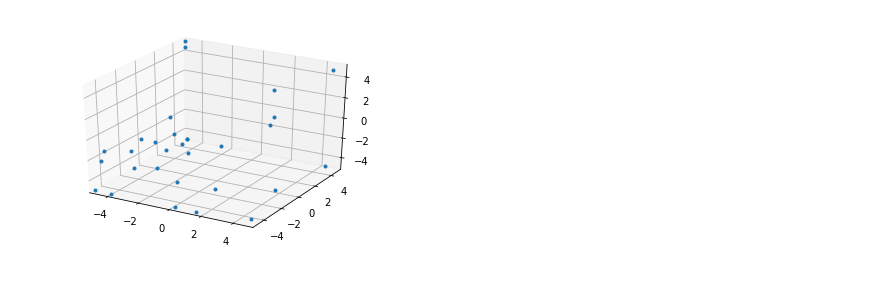
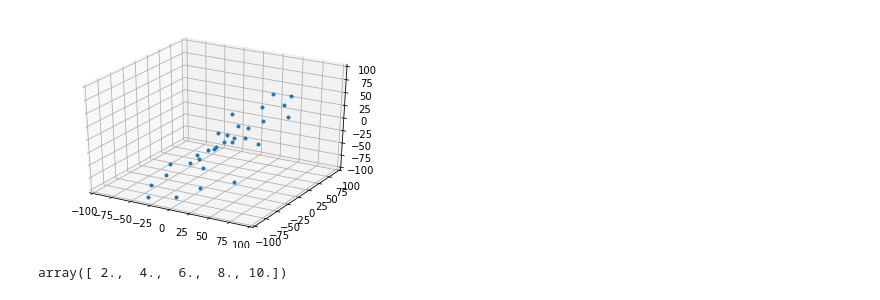
Before and after one commit to VedantWani/PrimeCNNv3, a Jupyter notebook: nbs_test/Whale Optimization Algorithm.ipynb, the cells around one changed output. Drawn from its saved outputs; the diff is of its cells as text; code cells hidden in the pictures.

```diff
--- a/nbs_test/Whale Optimization Algorithm.ipynb
+++ b/nbs_test/Whale Optimization Algorithm.ipynb
@@ -202,7 +226,7 @@ def sphere_fitness(position):
 # %%
 dim_limits = {3:(-5,5)}
 # %%
-woa = WOA(a = 2.0,b= 0.5, a_step= 2.0/100, population = 30, fitness_eval_func=sphere_fitness, n_dims=3, dim_limits= dim_limits)
+woa = WOA(a = 2.0,b= 0.5, a_step= 2.0/50, population =30, fitness_eval_func=sphere_fitness, n_dims=3, dim_limits= dim_limits, maximize=False)
 # %%
 xs = []
 ys = []
@@ -228,16 +252,20 @@ woa.best_solutions[-1].fitness
 # %%
 fig = plt.figure()
 ax = fig.add_subplot(111, projection='3d')
 sct, = ax.plot([], [], [], "o", markersize=3)
 def update(ifrm, xa, ya, za):
     #print(ifrm)
     sct.set_data(xa[ifrm], ya[ifrm])
     sct.set_3d_properties(za[ifrm])
-ax.set_xlim(-5,5)
-ax.set_ylim(-5,5)
-ax.set_zlim(-5,5)
-ani = animation.FuncAnimation(fig, update, frames=100, fargs=(xs,ys,zs), interval = 100)
+ax.set_xlim(-100,100)
+ax.set_ylim(-100,100)
+ax.set_zlim(-100,100)
+ani = animation.FuncAnimation(fig, update, frames=50, fargs=(xs,ys,zs), interval = 150)
 HTML(ani.to_html5_video())
 # %% [output]
 [interactive output not drawn]
-[figure, old version]
+[figure, new version]
+# %%
+np.array([1,2,3,4,5]) * 2.0
+# %% [output]
+array([ 2.,  4.,  6.,  8., 10.])
```
Also changed, not shown: parts of 5 cells of this notebook, 4 other files.
